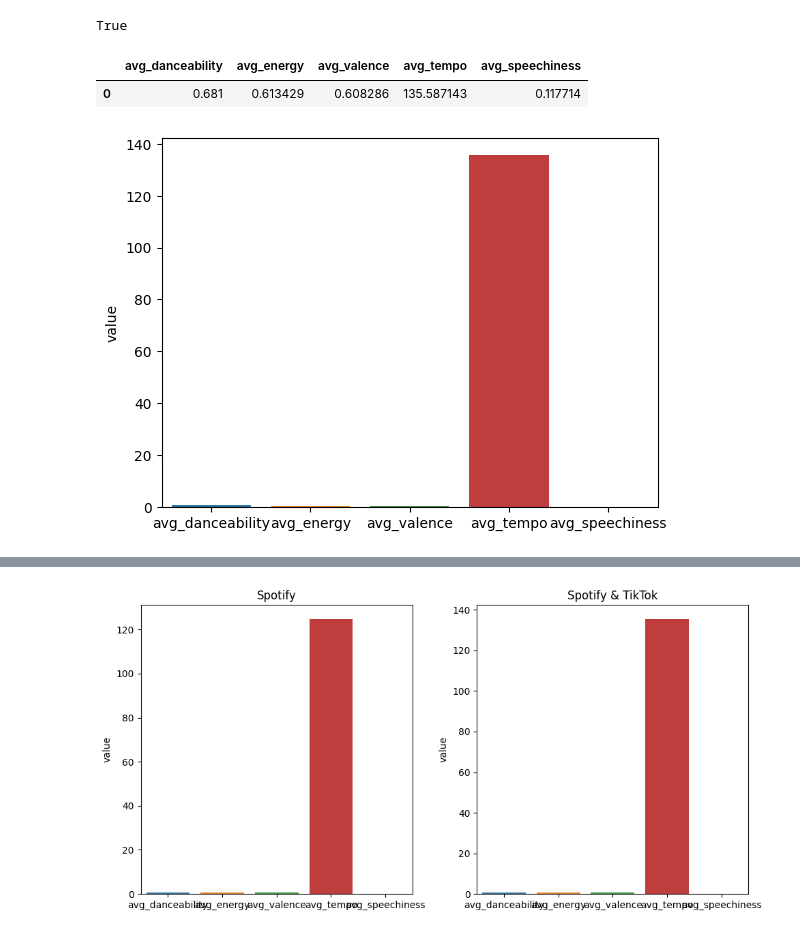
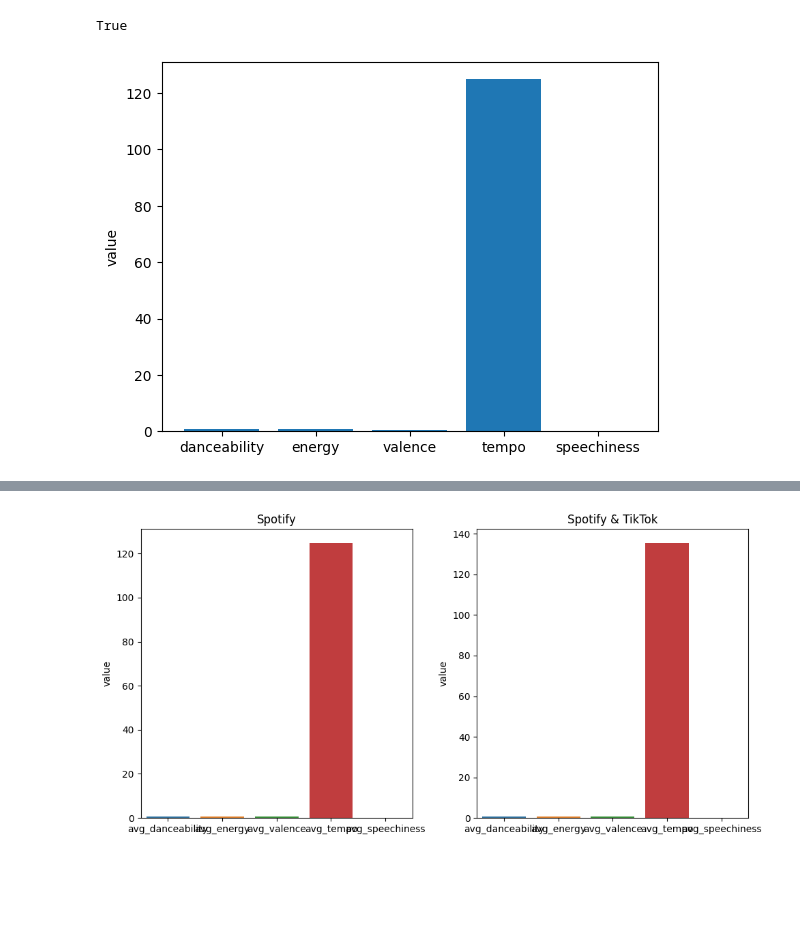
Before and after one commit to KejviBode/spotify_tiktok, a Jupyter notebook: SNS_pdf/daily_visualisations.ipynb, the cells around one changed output, grey strips where cells are left out. Saved outputs shown, nothing was run; the diff lists cells and outputs as text; code cells hidden in the pictures; blank space fills up the shorter version.

```diff
--- a/SNS_pdf/daily_visualisations.ipynb
+++ b/SNS_pdf/daily_visualisations.ipynb
@@ -62,14 +62,16 @@ def get_average_attributes(conn: connection, in_spotify: bool, in_tiktok: bool)
         cur.execute(query, (in_spotify, in_tiktok))
         df = pd.DataFrame(cur.fetchall())
     return df
-# %%
-get_average_attributes(conn, in_spotify="true", in_tiktok="true")
-# %% [output]
-|  | avg_danceability | avg_energy | avg_valence | avg_tempo | avg_speechiness |
-| 0 | 0.681 | 0.613429 | 0.608286 | 135.587143 | 0.117714 |
-# %%
-sns.barplot(get_average_attributes(conn, in_spotify=True, in_tiktok=True))
-plt.ylabel('value')
-plt.show()
-# %% [output]
-[figure, removed]
+# %%
+df_spotify = get_average_attributes(conn, in_spotify=True, in_tiktok=False)
+
+
+df_both = get_average_attributes(conn, in_spotify=True, in_tiktok=True)
+# %%
+attributes = ['danceability', 'energy', 'valence', 'tempo', 'speechiness']
+averages = df_spotify.iloc[0].values.tolist()
+plt.bar(attributes, averages)
+plt.ylabel('value')
+plt.show()
+# %% [output]
+[figure, added]
```
Also changed, not shown: parts of 2 cells of this notebook, 5 other files.
